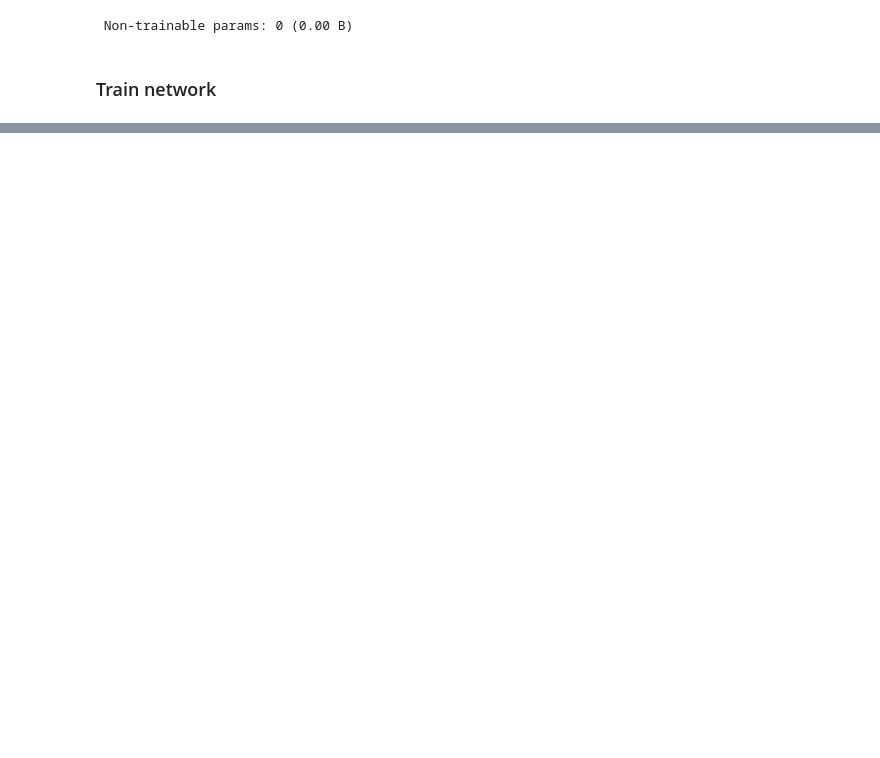
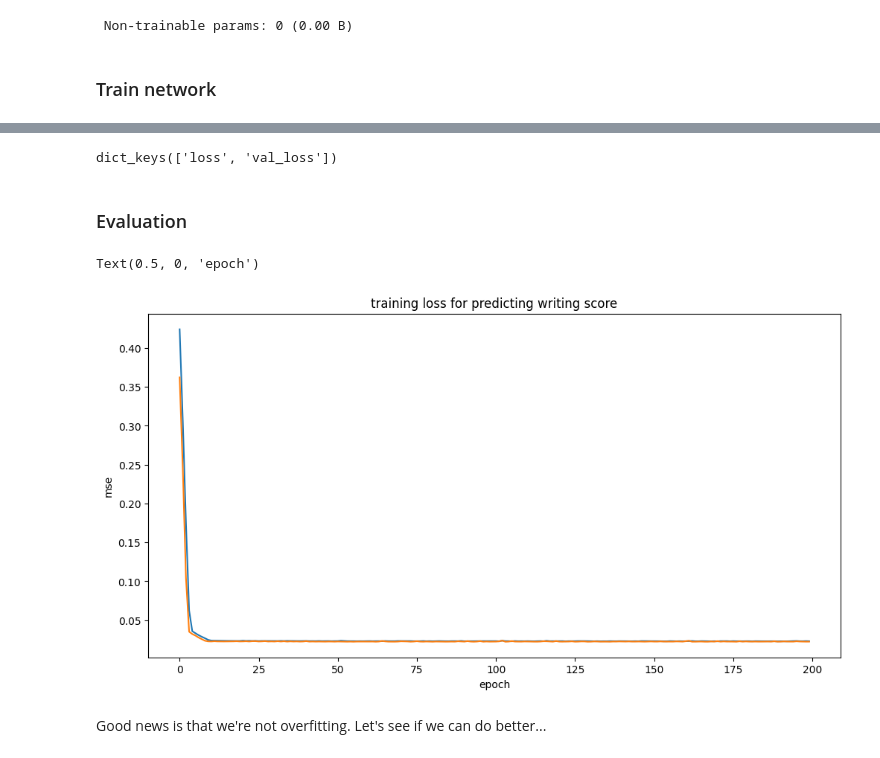
Before and after one commit to unded666/MeshTask, a Jupyter notebook: Student Score Analysis.ipynb, the cells around one changed output, grey strips where cells are left out. Saved outputs shown, nothing was run; the diff lists cells and outputs as text; code cells hidden in the pictures; blank space fills up the shorter version.

```diff
--- a/Student Score Analysis.ipynb
+++ b/Student Score Analysis.ipynb
@@ -449,3 +447,5 @@ Model: "sequential"
  Non-trainable params: 0 (0.00 B)
 # %% [markdown]
 ### Train network
+# %%
+history = NN.fit(x=train_x, y=train_y, validation_data=(val_x, val_y), epochs = 200)
@@ -451,0 +470,18 @@ Model: "sequential"
+# %%
+history.history.keys()
+# %% [output]
+dict_keys(['loss', 'val_loss'])
+# %% [markdown]
+### Evaluation
+# %%
+plt.rcParams['figure.figsize'] = (12,6)
+plt.plot(history.history['loss'], label = 'training data')
+plt.plot(history.history['val_loss'], label = 'validation data')
+plt.title ('training loss for predicting writing score')
+plt.ylabel('mse')
+plt.xlabel('epoch')
+# %% [output]
+Text(0.5, 0, 'epoch')
+[figure, added]
+# %% [markdown]
+Good news is that we're not overfitting. Let's see if we can do better...
```
Also changed, not shown: parts of 20 cells of this notebook.
